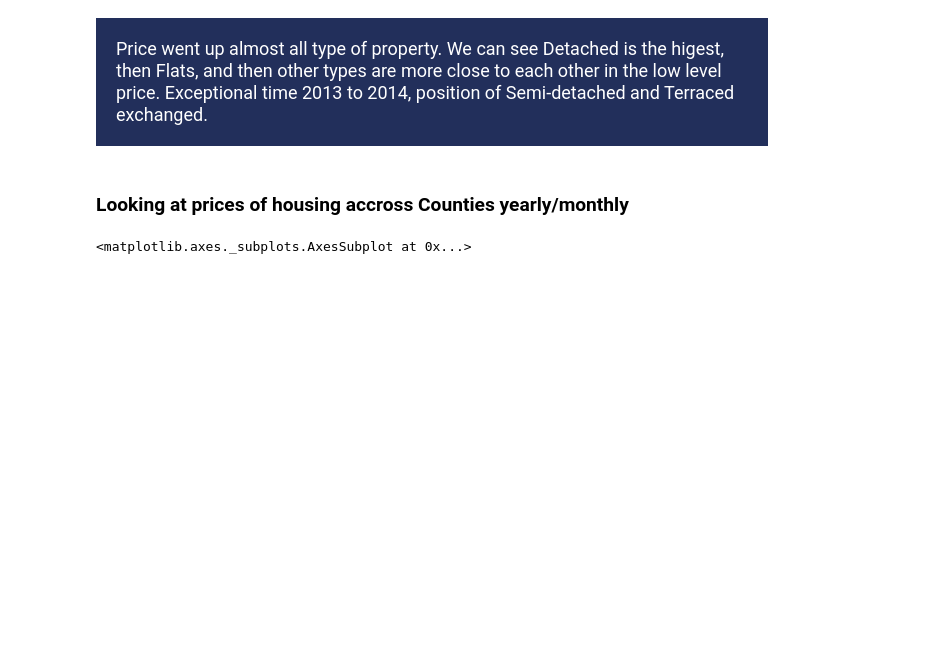
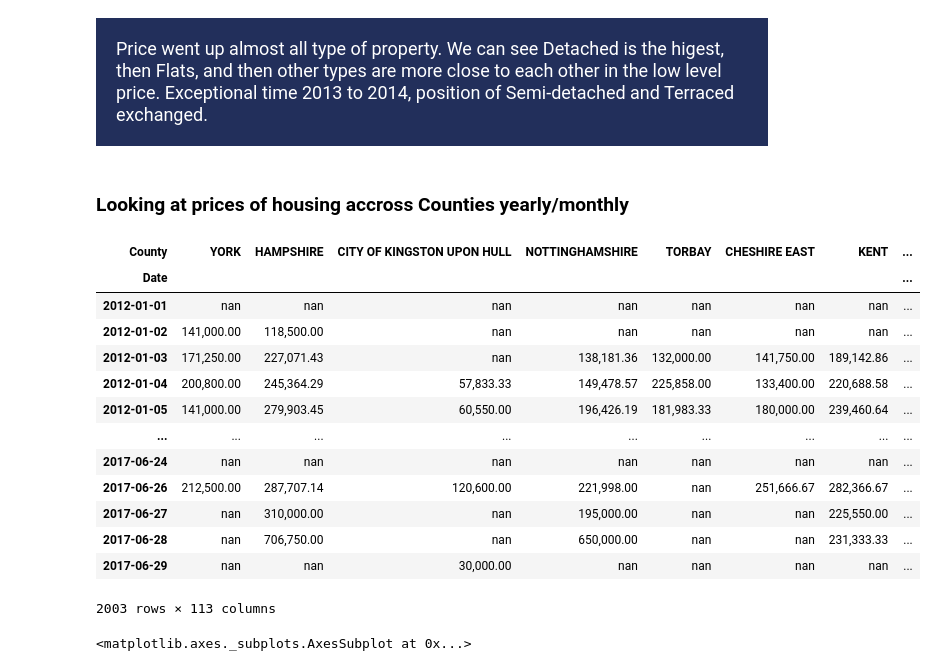
Before and after one commit to Thuong89/UK_housing_with_Dask_big_data, a Jupyter notebook: UK_housing_Thuong.ipynb, the cells around one changed output. Saved outputs shown, nothing was run; the diff lists cells and outputs as text; code cells hidden in the pictures; blank space fills up the shorter version.

```diff
--- a/UK_housing_Thuong.ipynb
+++ b/UK_housing_Thuong.ipynb
@@ -426,6 +416,23 @@ interactive(children=(Dropdown(description='a', options=('M', 'YS'), value='M'),
 ### Looking at prices of housing accross Counties yearly/monthly
 # %%
 viz2=data3.pivot_table(index='Date',columns='County',values='Price',aggfunc='mean').compute()
+# %%
+viz2
+# %% [output]
+| County | YORK | HAMPSHIRE | CITY OF KINGSTON UPON HULL | NOTTINGHAMSHIRE | TORBAY | CHESHIRE EAST | KENT | ... |
+| Date |  |  |  |  |  |  |  | ... |
+| 2012-01-01 | nan | nan | nan | nan | nan | nan | nan | ... |
+| 2012-01-02 | 141,000.00 | 118,500.00 | nan | nan | nan | nan | nan | ... |
+| 2012-01-03 | 171,250.00 | 227,071.43 | nan | 138,181.36 | 132,000.00 | 141,750.00 | 189,142.86 | ... |
+| 2012-01-04 | 200,800.00 | 245,364.29 | 57,833.33 | 149,478.57 | 225,858.00 | 133,400.00 | 220,688.58 | ... |
+| 2012-01-05 | 141,000.00 | 279,903.45 | 60,550.00 | 196,426.19 | 181,983.33 | 180,000.00 | 239,460.64 | ... |
+| ... | ... | ... | ... | ... | ... | ... | ... | ... |
+| 2017-06-24 | nan | nan | nan | nan | nan | nan | nan | ... |
+| 2017-06-26 | 212,500.00 | 287,707.14 | 120,600.00 | 221,998.00 | nan | 251,666.67 | 282,366.67 | ... |
+| 2017-06-27 | nan | 310,000.00 | nan | 195,000.00 | nan | nan | 225,550.00 | ... |
+| 2017-06-28 | nan | 706,750.00 | nan | 650,000.00 | nan | nan | 231,333.33 | ... |
+| 2017-06-29 | nan | nan | 30,000.00 | nan | nan | nan | nan | ... |
+2003 rows × 113 columns
 # %%
 sns.heatmap(viz2.isnull(),cbar=False)
 # %% [output]
```
Also changed, not shown: parts of 26 cells of this notebook.
